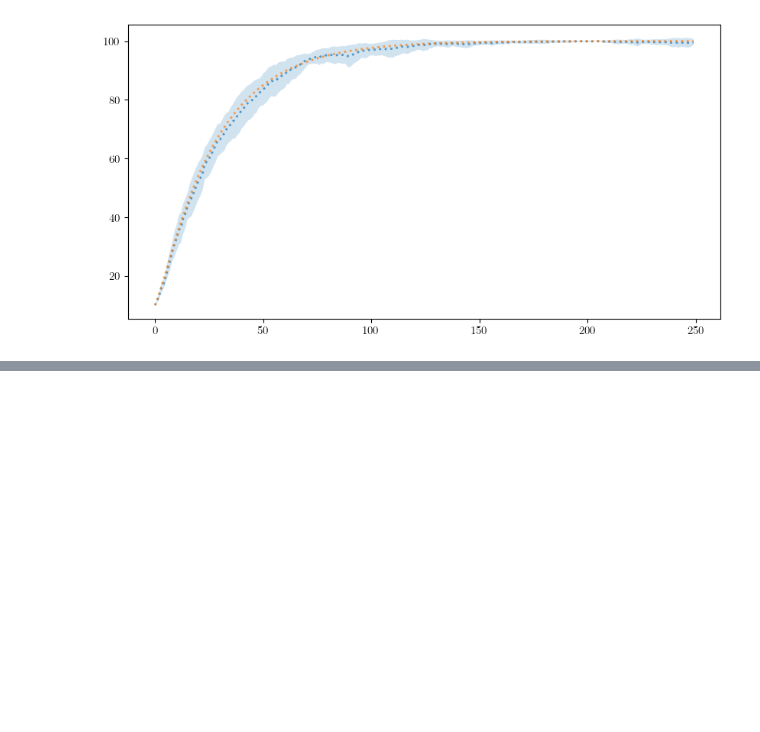
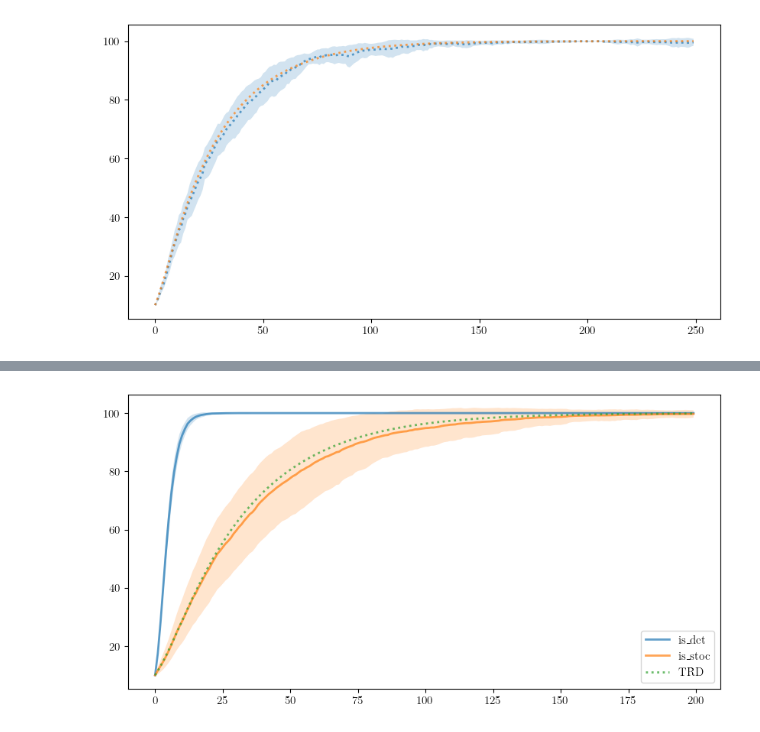
Before and after one commit to MISTLab/HiveMindRL, a Jupyter notebook: src/populations.ipynb, the cells around one changed output, grey strips where cells are left out. Drawn from its saved outputs; the diff is of its cells as text; code cells hidden in the pictures; blank space fills up the shorter version.

```diff
--- a/src/populations.ipynb
+++ b/src/populations.ipynb
@@ -990,3 +1012,89 @@ ax.fill_between(
 seed 2306606809seed 2306606731seed 2306606668seed 2306606575seed 2306606872seed 2306606595seed 2306606964seed 2306607026seed 2306607162seed 2306607218
 <matplotlib.collections.FillBetweenPolyCollection at 0x...>
 [figure]
+# %%
+steps = 200
+population_size = 500
+iterations = 200
+neighbourhood_size = 2
+disjoint_neighbourhood = False
+number_of_votes = 10
+use_neighbourhood = True
+n_proc = 10
+name = "evenly spaced"
+device = "cpu"
+bandit = BanditLinear(name=name, device=device)
+deterministic = True
+
+_, optimal_action_trd = replicator_dynamic(
+    delta=1, bandit=bandit, steps=steps, trd=True
+)
+
+_, optimal_action_is_det = run_parallel_simulation_is(
+    steps=steps,
+    population_size=population_size,
+    iterations=iterations,
+    name=name,
+    n_proc=n_proc,
+    device=device,
+    deterministic=deterministic,
+)
+
+_, optimal_action_is_stoc = run_parallel_simulation_is(
+    steps=steps,
+    population_size=population_size,
+    iterations=iterations,
+    name=name,
+    n_proc=n_proc,
+    device=device,
+    deterministic=False,
+)
+
+# print(optimal_action_wvr_10)
+
+fig = plt.figure(figsize=(10, 5), dpi=100)
+ax = fig.add_subplot(1, 1, 1)
+
+ax.plot(
+    range(steps),
+    optimal_action_is_det.mean(axis=0) * 100,
+    label="is_det",
+    linewidth=2,
+    alpha=0.7,
+)
+
+ax.plot(
+    range(steps),
+    optimal_action_is_stoc.mean(axis=0) * 100,
+    label="is_stoc",
+    linewidth=2,
+    alpha=0.7,
+)
+
+ax.plot(
+    range(steps),
+    optimal_action_trd * 100,
+    label="TRD",
+    linestyle="dotted",
+    linewidth=2,
+    alpha=0.7,
+)
+
+ax.fill_between(
+    range(steps),
+    optimal_action_is_det.mean(axis=0) * 100 - optimal_action_is_det.std(axis=0) * 100,
+    optimal_action_is_det.mean(axis=0) * 100 + optimal_action_is_det.std(axis=0) * 100,
+    alpha=0.2,
+)
+
+ax.fill_between(
+    range(steps),
+    optimal_action_is_stoc.mean(axis=0) * 100
+    - optimal_action_is_stoc.std(axis=0) * 100,
+    optimal_action_is_stoc.mean(axis=0) * 100
+    + optimal_action_is_stoc.std(axis=0) * 100,
+    alpha=0.2,
+)
+
+plt.legend()
+# %% [output]
@@ -992,0 +1102 @@ seed 2306606809seed 2306606731seed 2306606668seed 2306606575seed 2306606872seed
+[figure, added]
```
Also changed, not shown: parts of 4 cells of this notebook, 22 other files.
